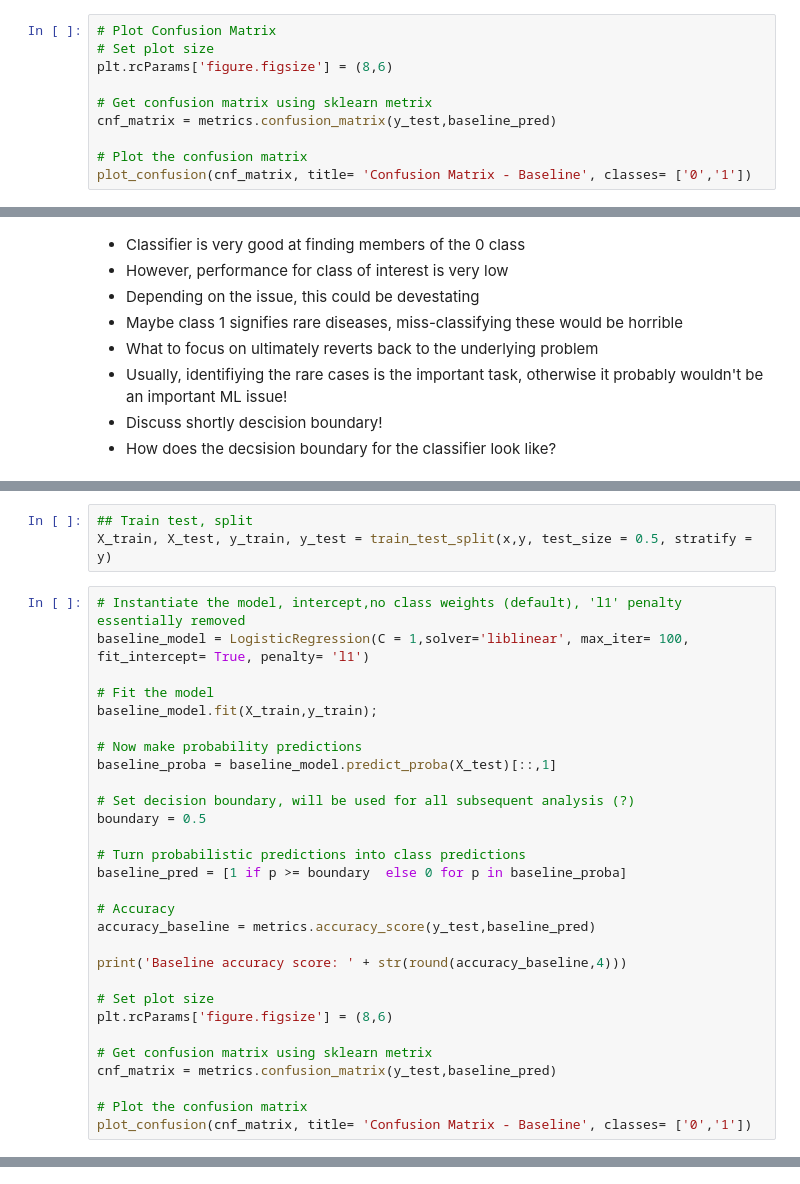
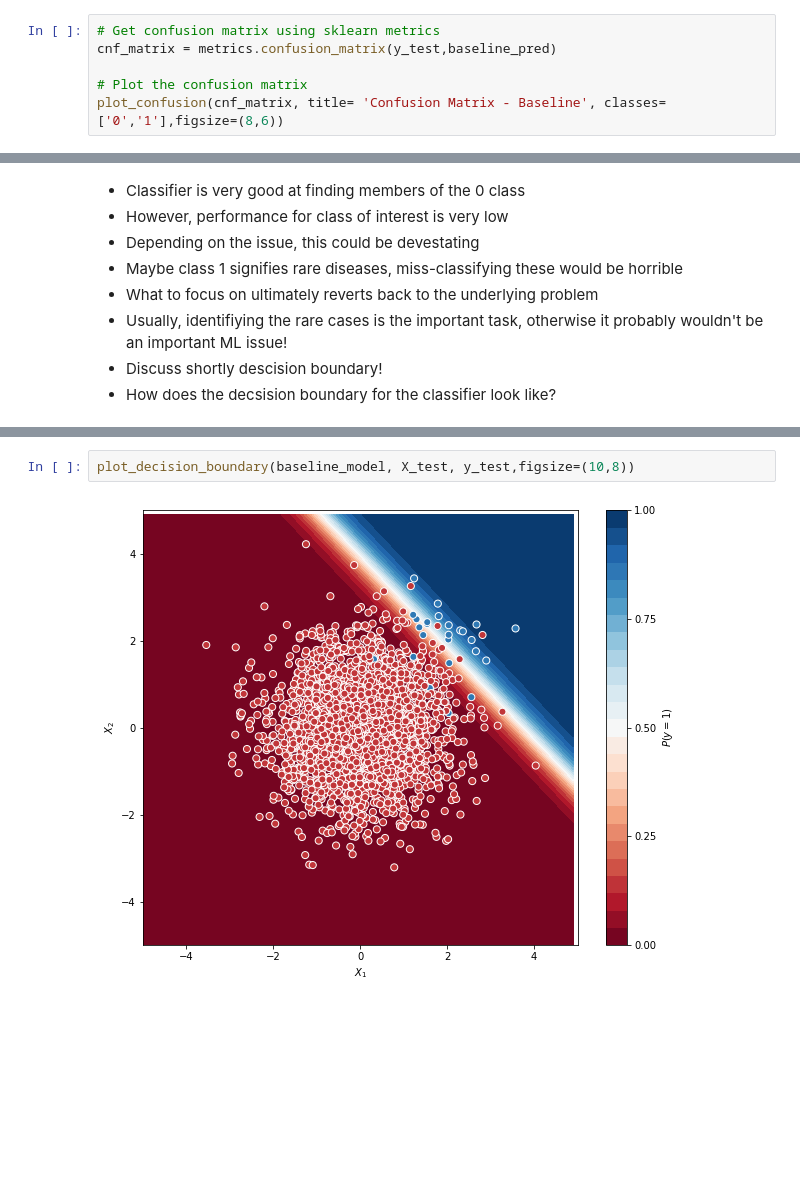
Before and after one commit to fadamDS/201810_Statistical_Modelling, a Jupyter notebook: scripts/20181127_Sampling_Methods_Code.ipynb, the cells around one changed output, grey strips where cells are left out. Saved outputs shown, nothing was run; the diff lists cells and outputs as text; blank space fills up the shorter version.

```diff
--- a/scripts/20181127_Sampling_Methods_Code.ipynb
+++ b/scripts/20181127_Sampling_Methods_Code.ipynb
@@ -235,13 +408,9 @@ Check the confusion matrix to show the issue
 # %%
-# Plot Confusion Matrix
-# Set plot size
-plt.rcParams['figure.figsize'] = (8,6)
-
-# Get confusion matrix using sklearn metrix
+# Get confusion matrix using sklearn metrics
 cnf_matrix = metrics.confusion_matrix(y_test,baseline_pred)
 
 # Plot the confusion matrix
-plot_confusion(cnf_matrix, title= 'Confusion Matrix - Baseline', classes= ['0','1'])
+plot_confusion(cnf_matrix, title= 'Confusion Matrix - Baseline', classes= ['0','1'],figsize=(8,6))
 # %% [output]
 [figure]
 # %% [markdown]
@@ -421,32 +424,0 @@ x, y = make_classification(n_samples = n,n_features = 20, n_informative =5, n_re
-# %%
-## Train test, split
-X_train, X_test, y_train, y_test = train_test_split(x,y, test_size = 0.5, stratify = y)
-# %%
-# Instantiate the model, intercept,no class weights (default), 'l1' penalty essentially removed
-baseline_model = LogisticRegression(C = 1,solver='liblinear', max_iter= 100, fit_intercept= True, penalty= 'l1')
-
-# Fit the model
-baseline_model.fit(X_train,y_train);
-
-# Now make probability predictions
-baseline_proba = baseline_model.predict_proba(X_test)[::,1]
-
-# Set decision boundary, will be used for all subsequent analysis (?)
-boundary = 0.5
-
-# Turn probabilistic predictions into class predictions
-baseline_pred = [1 if p >= boundary  else 0 for p in baseline_proba]
-
-# Accuracy
-accuracy_baseline = metrics.accuracy_score(y_test,baseline_pred)
-
-print('Baseline accuracy score: ' + str(round(accuracy_baseline,4)))
-
-# Set plot size
-plt.rcParams['figure.figsize'] = (8,6)
-
-# Get confusion matrix using sklearn metrix
-cnf_matrix = metrics.confusion_matrix(y_test,baseline_pred)
-
-# Plot the confusion matrix
-plot_confusion(cnf_matrix, title= 'Confusion Matrix - Baseline', classes= ['0','1'])
@@ -513,0 +425,4 @@ plt.show()
+# %%
+plot_decision_boundary(baseline_model, X_test, y_test,figsize=(10,8))
+# %% [output]
+[figure, added]
```
Also changed, not shown: parts of 75 cells of this notebook, 1 other file.
